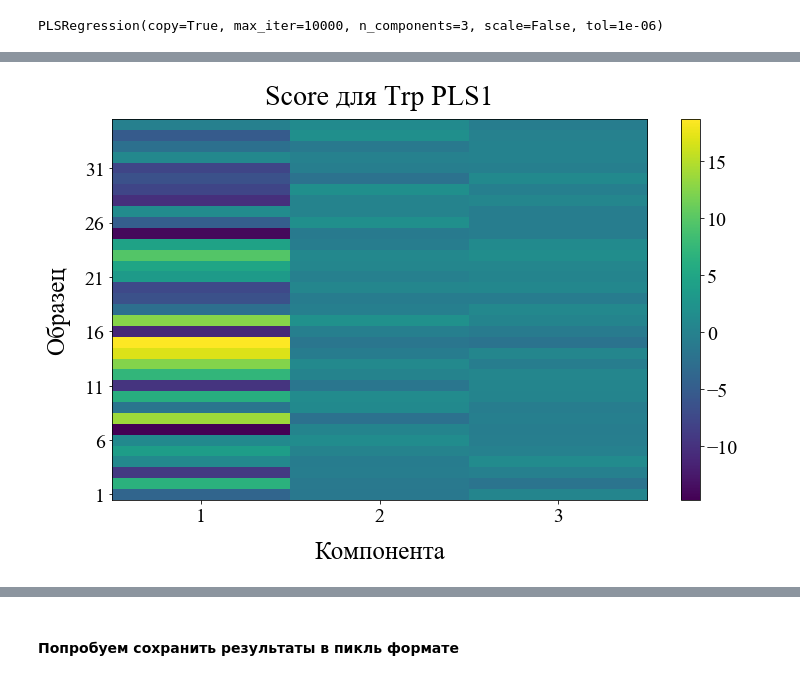
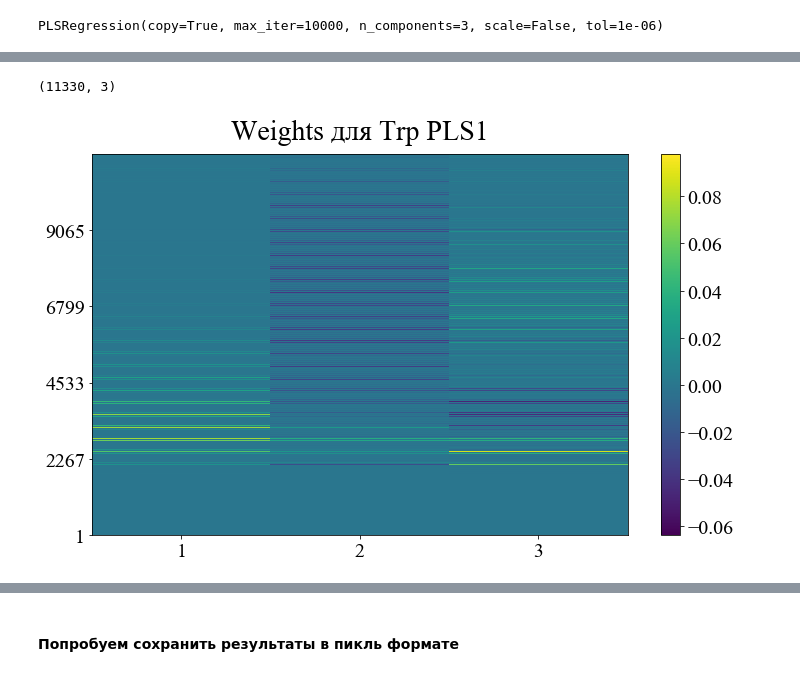
Before and after one commit to 89605502155/course-work-2, a Jupyter notebook: PLS1_regression.ipynb, the cells around one changed output, grey strips where cells are left out. Cells and saved outputs as stored; diff of their text form; code cells hidden in the pictures.

```diff
--- a/PLS1_regression.ipynb
+++ b/PLS1_regression.ipynb
@@ -73,6 +73,6 @@ print("Правильность на тестовом наборе: {:.2f}".form
 # %%
 pls3 = PLSRegression(n_components=3,scale=False,max_iter=10000,tol=1e-06)
 # %%
-pls3.fit(Xdata_numpy['X'],Ydata.iloc[:,2])
+pls3.fit(Xdata_numpy['X'],np.array(Ydata.iloc[:,2]))
 # %% [output]
 PLSRegression(copy=True, max_iter=10000, n_components=3, scale=False, tol=1e-06)
@@ -110,18 +79,23 @@ for i in index_new:
+# %%
+weights=pls3.x_loadings_
+# %%
+weights.shape
+# %% [output]
+(11330, 3)
 # %%
 import matplotlib as mpl
 mpl.rc('font',family='Times New Roman')
 plt.figure(figsize=(12,7))
-plt.imshow(pls3.x_scores_,aspect="auto", origin='lower')
-plt.ylabel("Образец" , fontsize=25,labelpad=15)
+plt.imshow(weights,aspect="auto", origin='lower')
 
-plt.xlabel("Компонента",  fontsize=25,labelpad=15)
-plt.title("Score для Trp PLS1",  {'fontname':'Times New Roman'}, fontsize=28,loc="center" ,pad=15)
+plt.title("Weights для Trp PLS1",  {'fontname':'Times New Roman'}, fontsize=28,loc="center" ,pad=15)
+
 plt.yticks(idi,indexi,fontsize=20)
 plt.xticks(ind,indexx,fontsize=20)
 cbar = plt.colorbar()
 cbar.ax.tick_params(labelsize=20)
 
-plt.savefig('Score PLS1 для Trp.png', format='png', dpi=1024)
+plt.savefig('Weights PLS1 для Trp.png', format='png', dpi=1024)
 plt.show();
 # %% [output]
-[figure, old version]
+[figure, new version]
```
Also changed, not shown: parts of 12 cells of this notebook, 41 other files.
